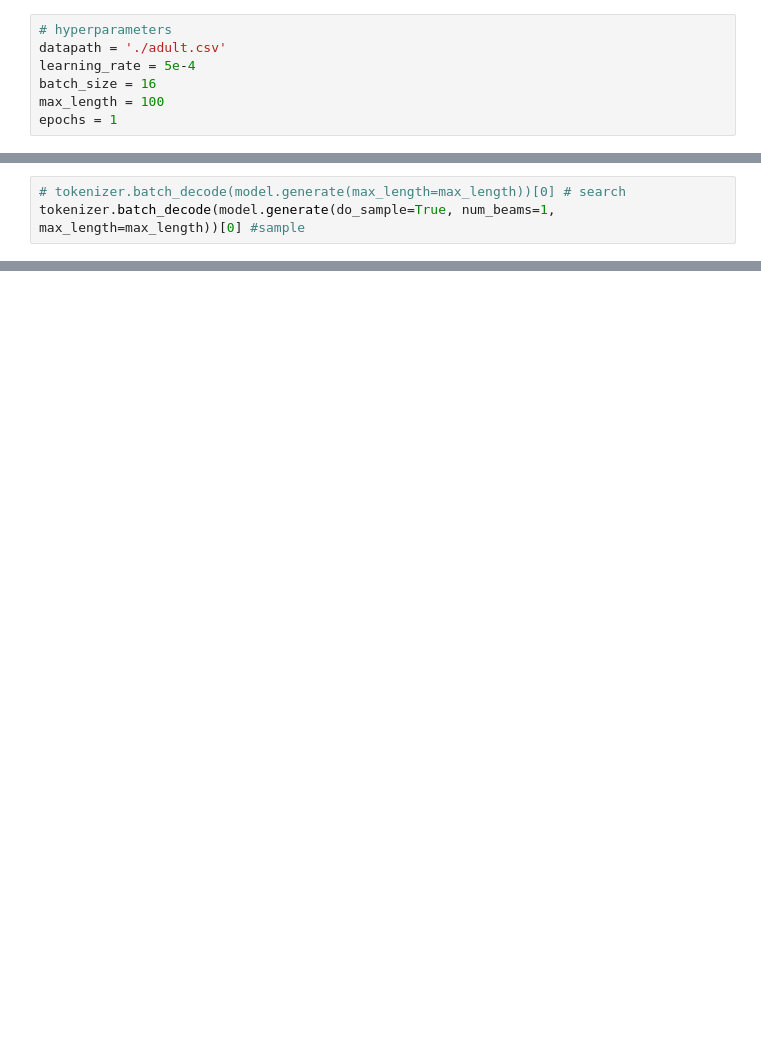
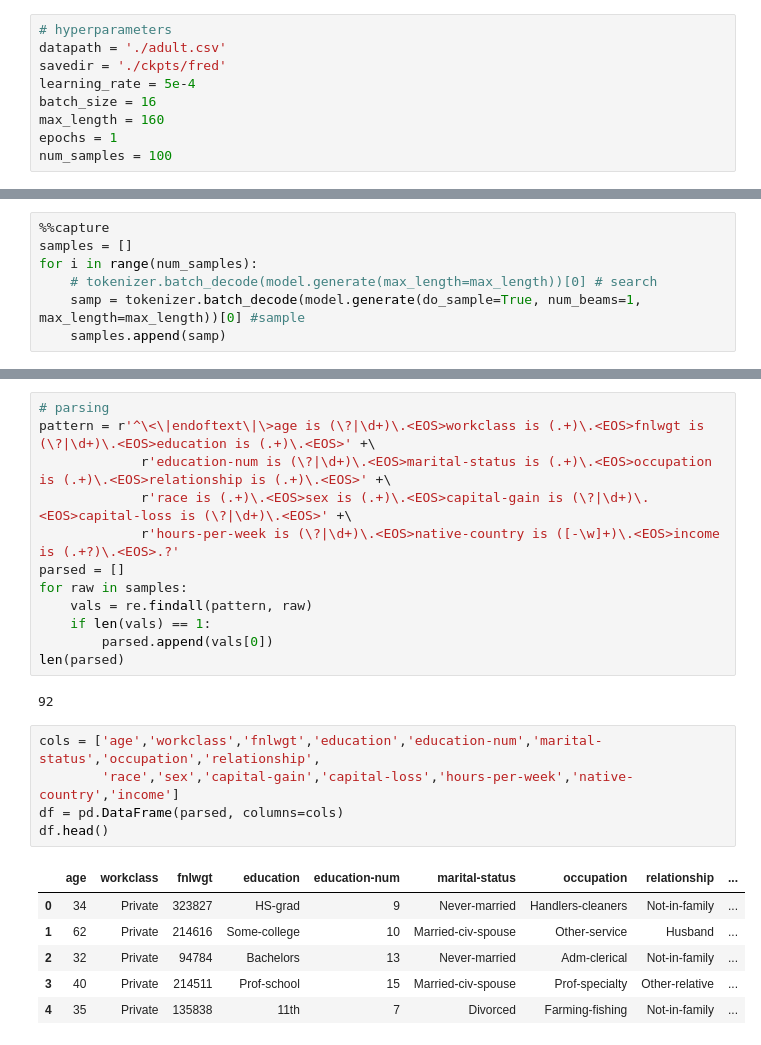
Before and after one commit to soCromp/be_great, a Jupyter notebook: fredtrain.ipynb, the cells around one changed output, grey strips where cells are left out. Cells and saved outputs as stored; diff of their text form; blank space fills up the shorter version.

```diff
--- a/fredtrain.ipynb
+++ b/fredtrain.ipynb
@@ -1,10 +1,12 @@
 # %%
 # hyperparameters
 datapath = './adult.csv'
+savedir = './ckpts/fred'
 learning_rate = 5e-4
 batch_size = 16
-max_length = 100
+max_length = 160
 epochs = 1
+num_samples = 100
 # %%
 %load_ext autoreload
 %autoreload 2
@@ -85,6 +128,10 @@ plt.plot(losses)
 # %%
-# tokenizer.batch_decode(model.generate(max_length=max_length))[0] # search
-tokenizer.batch_decode(model.generate(do_sample=True, num_beams=1, max_length=max_length))[0] #sample
+%%capture
+samples = []
+for i in range(num_samples):
+    # tokenizer.batch_decode(model.generate(max_length=max_length))[0] # search
+    samp = tokenizer.batch_decode(model.generate(do_sample=True, num_beams=1, max_length=max_length))[0] #sample
+    samples.append(samp)
 # %% [output]
 The attention mask and the pad token id were not set. As a consequence, you may observe unexpected behavior. Please pass your input's `attention_mask` to obtain reliable results.
 Setting `pad_token_id` to `eos_token_id`:50256 for open-end generation.
@@ -92,0 +173,26 @@ A decoder-only architecture is being used, but right-padding was detected! For c
+# %%
+# parsing
+pattern = r'^\<\|endoftext\|\>age is (\?|\d+)\.<EOS>workclass is (.+)\.<EOS>fnlwgt is (\?|\d+)\.<EOS>education is (.+)\.<EOS>' +\
+             r'education-num is (\?|\d+)\.<EOS>marital-status is (.+)\.<EOS>occupation is (.+)\.<EOS>relationship is (.+)\.<EOS>' +\
+             r'race is (.+)\.<EOS>sex is (.+)\.<EOS>capital-gain is (\?|\d+)\.<EOS>capital-loss is (\?|\d+)\.<EOS>' +\
+             r'hours-per-week is (\?|\d+)\.<EOS>native-country is ([-\w]+)\.<EOS>income is (.+?)\.<EOS>.?'
+parsed = []
+for raw in samples:
+    vals = re.findall(pattern, raw)
+    if len(vals) == 1:
+        parsed.append(vals[0])
+len(parsed)
+# %% [output]
+92
+# %%
+cols = ['age','workclass','fnlwgt','education','education-num','marital-status','occupation','relationship',
+        'race','sex','capital-gain','capital-loss','hours-per-week','native-country','income']
+df = pd.DataFrame(parsed, columns=cols)
+df.head()
+# %% [output]
+|  | age | workclass | fnlwgt | education | education-num | marital-status | occupation | relationship | ... |
+| 0 | 34 | Private | 323827 | HS-grad | 9 | Never-married | Handlers-cleaners | Not-in-family | ... |
+| 1 | 62 | Private | 214616 | Some-college | 10 | Married-civ-spouse | Other-service | Husband | ... |
+| 2 | 32 | Private | 94784 | Bachelors | 13 | Never-married | Adm-clerical | Not-in-family | ... |
+| 3 | 40 | Private | 214511 | Prof-school | 15 | Married-civ-spouse | Prof-specialty | Other-relative | ... |
+| 4 | 35 | Private | 135838 | 11th | 7 | Divorced | Farming-fishing | Not-in-family | ... |
```
Also changed, not shown: parts of 9 cells of this notebook, 1 other file.
